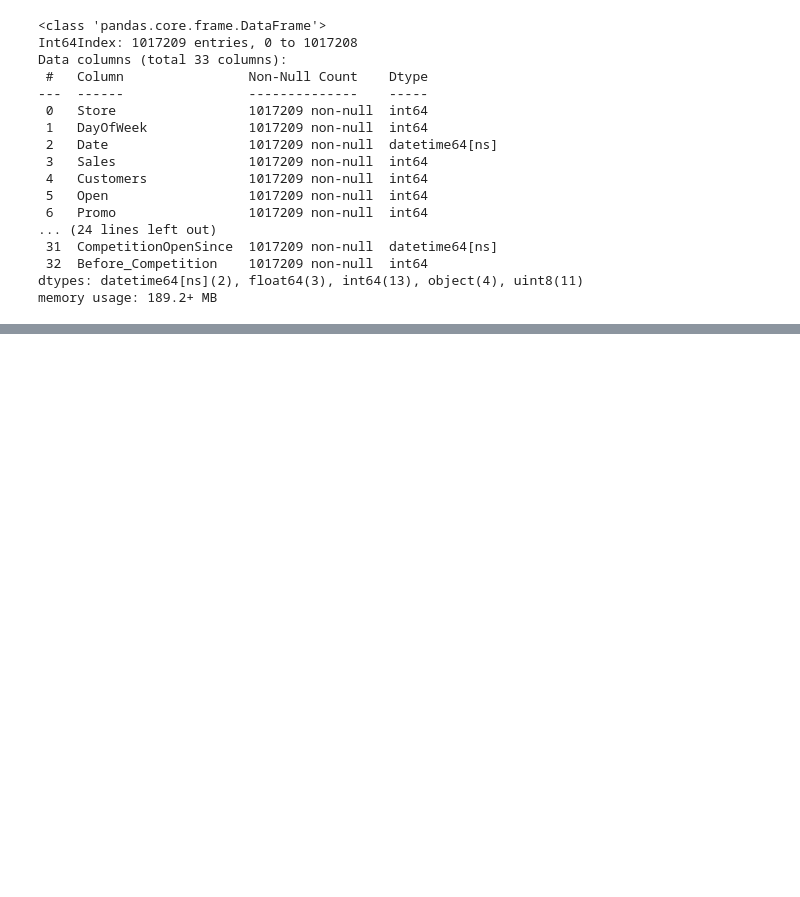
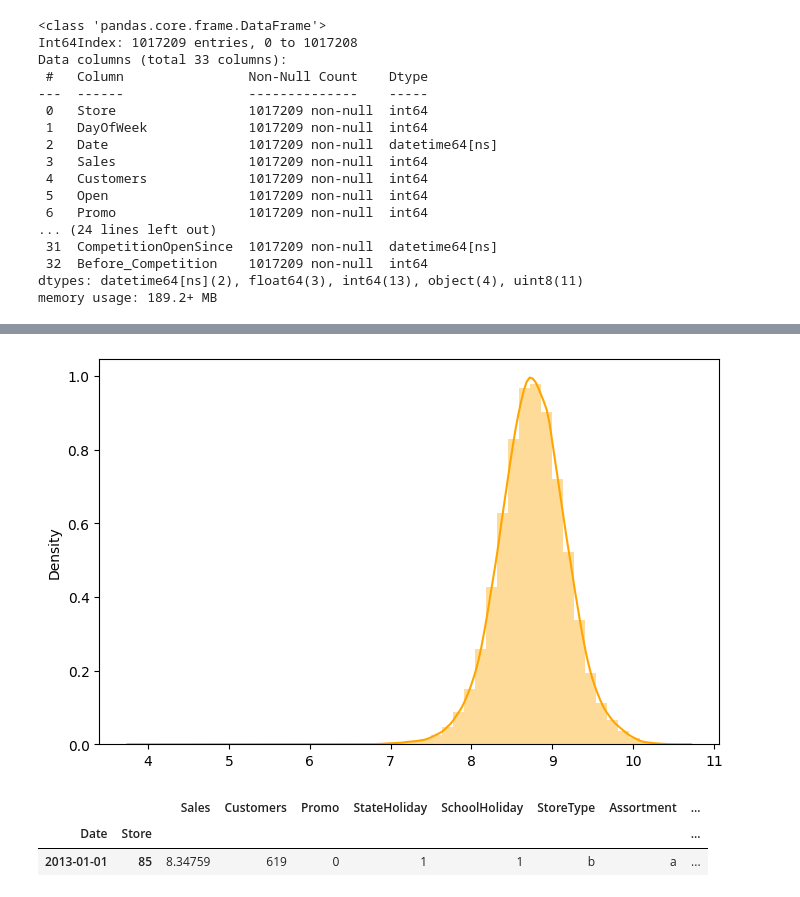
Before and after one commit to VishalKamde/Regression-project, a Jupyter notebook: Regression_analysis_on_Rossmann_Store_sales_Dataset_by_Vishal_Kamde_.ipynb, the cells around one changed output, grey strips where cells are left out. Cells and saved outputs as stored; diff of their text form; code cells hidden in the pictures; blank space fills up the shorter version.

```diff
--- a/Regression_analysis_on_Rossmann_Store_sales_Dataset_by_Vishal_Kamde_.ipynb
+++ b/Regression_analysis_on_Rossmann_Store_sales_Dataset_by_Vishal_Kamde_.ipynb
@@ -819,0 +926,13 @@ memory usage: 189.2+ MB
+# %%
+df1['Sales'] = np.log(df1['Sales'])
+# %%
+df1.dropna(inplace=True)
+# %%
+df1.drop(df1[df1['Sales'] == float("-inf")].index,inplace=True)
+# %%
+# Distribution plot of Sales:-
+
+sns.distplot(x=df1['Sales'], color = "orange")
+plt.show()
+# %% [output]
+[figure, added]
@@ -819,0 +951,8 @@ memory usage: 189.2+ MB
+# %%
+# Checking if all the applied values are converted:-
+
+df1.head(1)
+# %% [output]
+|  |  | Sales | Customers | Promo | StateHoliday | SchoolHoliday | StoreType | Assortment | ... |
+| Date | Store |  |  |  |  |  |  |  | ... |
+| 2013-01-01 | 85 | 8.34759 | 619 | 0 | 1 | 1 | b | a | ... |
```
Also changed, not shown: parts of 55 cells of this notebook.
